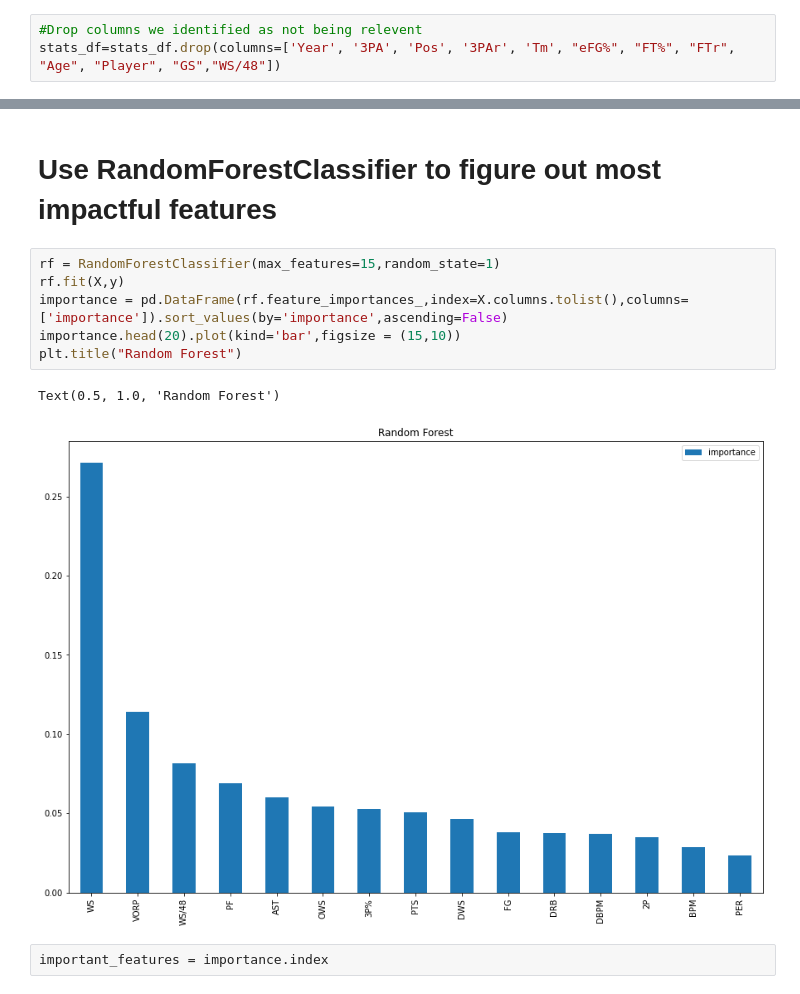
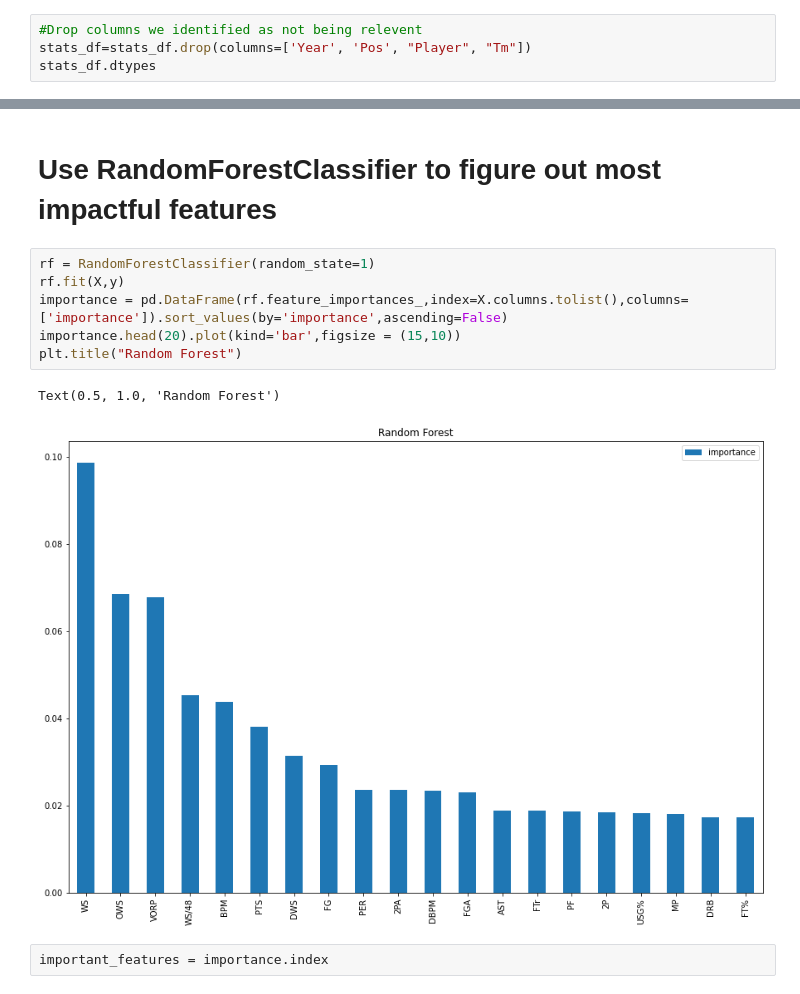
Before and after one commit to dcmar18/NBA-MVP, a Jupyter notebook: data_analysis.ipynb, the cells around one changed output, grey strips where cells are left out. Cells and saved outputs as stored; diff of their text form.

```diff
--- a/data_analysis.ipynb
+++ b/data_analysis.ipynb
@@ -237,5 +237,6 @@ sns.heatmap(stats_df.corr())
 [figure]
 # %%
 #Drop columns we identified as not being relevent
-stats_df=stats_df.drop(columns=['Year', '3PA', 'Pos', '3PAr', 'Tm', "eFG%", "FT%", "FTr", "Age", "Player", "GS","WS/48"])
+stats_df=stats_df.drop(columns=['Year', 'Pos', "Player", "Tm"])
+stats_df.dtypes
 # %% [output]
@@ -292,14 +312,14 @@ Text(69.0, 0.5, 'Truth')
 # %% [markdown]
 # Use RandomForestClassifier to figure out most impactful features
 # %%
-rf = RandomForestClassifier(max_features=15,random_state=1)
+rf = RandomForestClassifier(random_state=1)
 rf.fit(X,y)
 importance = pd.DataFrame(rf.feature_importances_,index=X.columns.tolist(),columns=['importance']).sort_values(by='importance',ascending=False)
 importance.head(20).plot(kind='bar',figsize = (15,10))
 plt.title("Random Forest")
 # %% [output]
 Text(0.5, 1.0, 'Random Forest')
-[figure, old version]
+[figure, new version]
 # %%
 important_features = importance.index
 # %% [markdown]
```
Also changed, not shown: parts of 18 cells of this notebook, 9 other files.
